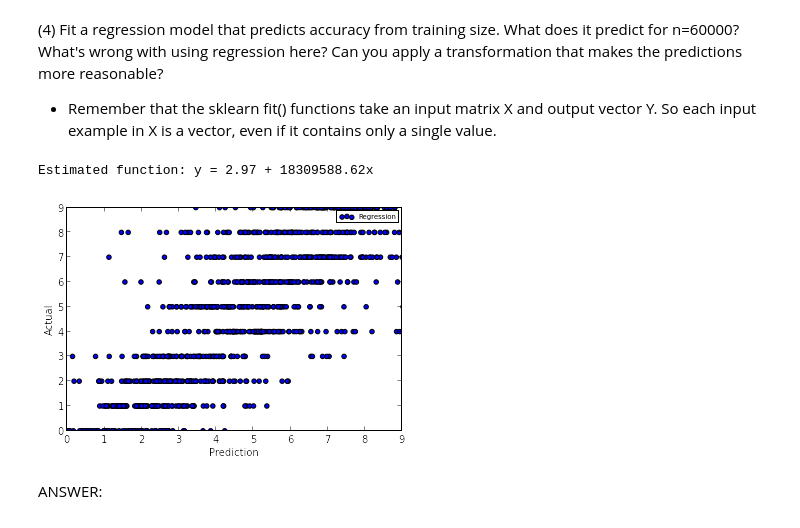
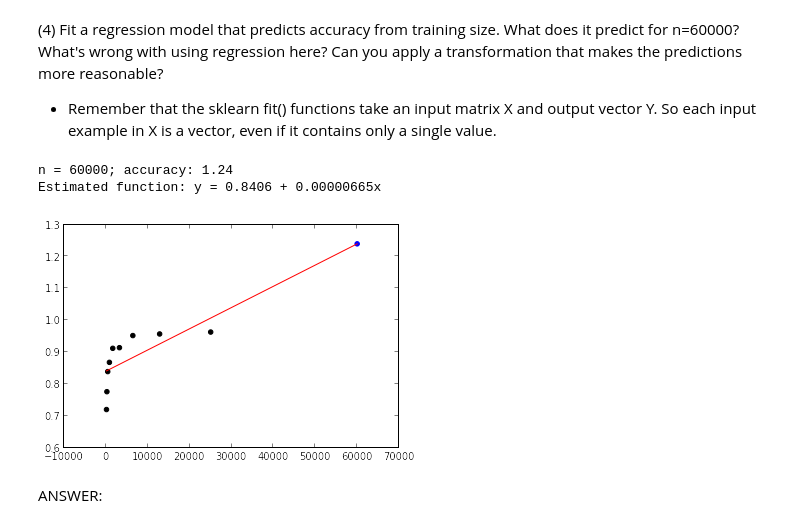
Before and after one commit to takoloco/w207, a Jupyter notebook: p1/tako_hisada_p1.ipynb, the cells around one changed output. Saved outputs shown, nothing was run; the diff lists cells and outputs as text; code cells hidden in the pictures.

```diff
--- a/p1/tako_hisada_p1.ipynb
+++ b/p1/tako_hisada_p1.ipynb
@@ -210,36 +211,50 @@ k = 1 ; training set size: 25000 time needed for prediction: 24.46 accuracy: 0.8
 (4) Fit a regression model that predicts accuracy from training size. What does it predict for n=60000? What's wrong with using regression here? Can you apply a transformation that makes the predictions more reasonable?
 
 - Remember that the sklearn fit() functions take an input matrix X and output vector Y. So each input example in X is a vector, even if it contains only a single value.
-# %%
-def P4():
-
-### STUDENT START ###
-
-    def compare_fitted_function(X, y, model):
-        """Plot actual vs fitted values of model"""
-        #plt.scatter(X, y, label = 'Samples')
-        #plt.plot(X, actual, label = 'True Function')
-        #plt.plot(X, model.predict(X), label = 'Model')
-        plt.scatter(model.predict(X), y, label = 'Regression')
-
-        plt.legend(loc='best', fontsize='x-small')
-        #plt.setp(plt.gca(), xticks=(), yticks=())
-        #plt.xlim(-.05, 1.05)
-        plt.xlabel('Prediction')
-        plt.ylabel('Actual')
-        plt.xlim(0, 9)
-        plt.ylim(0, 9)
-
-    lr = LinearRegression(fit_intercept=True)
-    lr.fit(train_data, train_labels)
-    print 'Estimated function: y = %.2f + %.2fx' %(lr.intercept_, lr.coef_[0])
-    compare_fitted_function(dev_data, dev_labels, lr)
-
-### STUDENT END ###
-
-P4()
-# %% [output]
-Estimated function: y = 2.97 + 18309588.62x
-[figure, removed]
+# %%
+# Inner function for plotting result
+def plot_result(n, lr, train_sizes, accuracies, pred):
+    # Plot the result
+    plt.scatter(train_sizes, accuracies,  color='black')
+
+    # Create a list of values in the best fit line
+    abline_values = [lr.coef_[0] * i + lr.intercept_ for i in train_sizes]
+    abline_values.append(lr.coef_[0] * n + lr.intercept_)
+
+    # Create an array for plotting result
+    train_sizes_plot = np.append(train_sizes, [n])
+
+    # Plot the best fit line over the actual values
+    plt.plot(train_sizes_plot, abline_values, color='red')
+
+    # Plot the
+    plt.scatter(n, pred, color='blue')
+
+    plt.show()
+
+def P4():
+
+### STUDENT START ###
+
+    # Initialize variables
+    n = 60000
+
+    # Instantiate LinearRegression and train and predict accuracy for n = 60000
+    lr = LinearRegression(fit_intercept=True)
+    lr.fit(np.array(train_sizes).reshape(-1, 1), accuracies)
+    pred = lr.predict(n)
+    print "n = {}; accuracy: {:.4}".format(n, pred[0])
+    print 'Estimated function: y = %.4f + %.8fx' %(lr.intercept_, lr.coef_[0])
+
+    # Plot the resulting model
+    plot_result(n, lr, train_sizes, accuracies, pred)
+
+### STUDENT END ###
+
+P4()
+# %% [output]
+n = 60000; accuracy: 1.24
+Estimated function: y = 0.8406 + 0.00000665x
+[figure, added]
 # %% [markdown]
 ANSWER:
```
Also changed, not shown: parts of 8 cells of this notebook.
